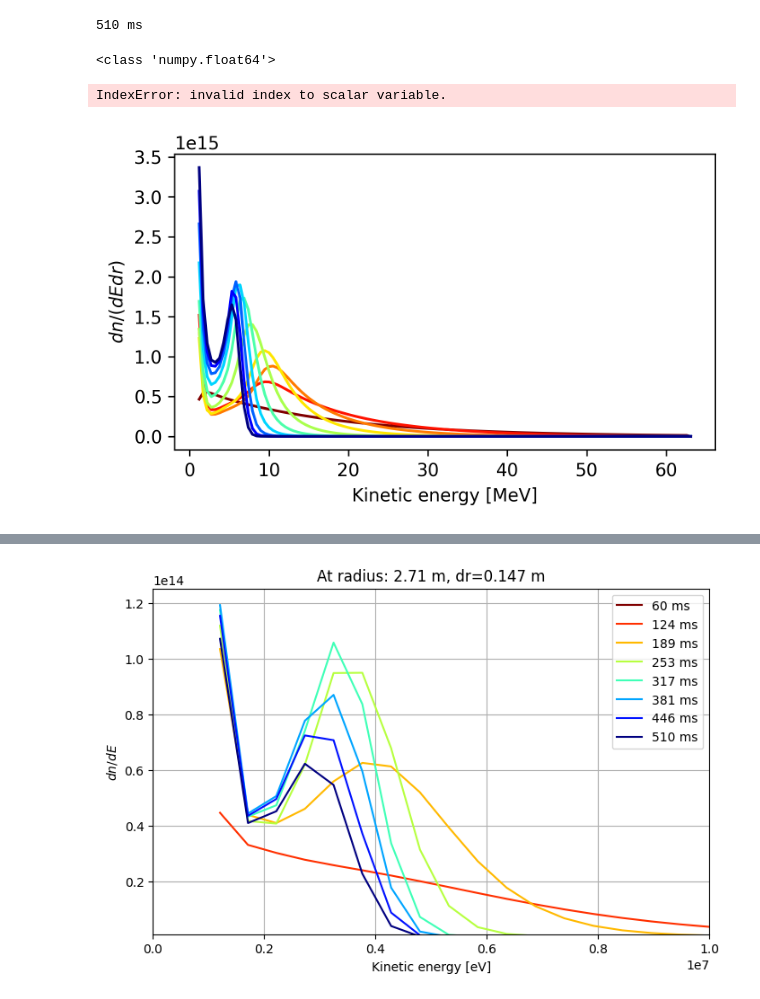
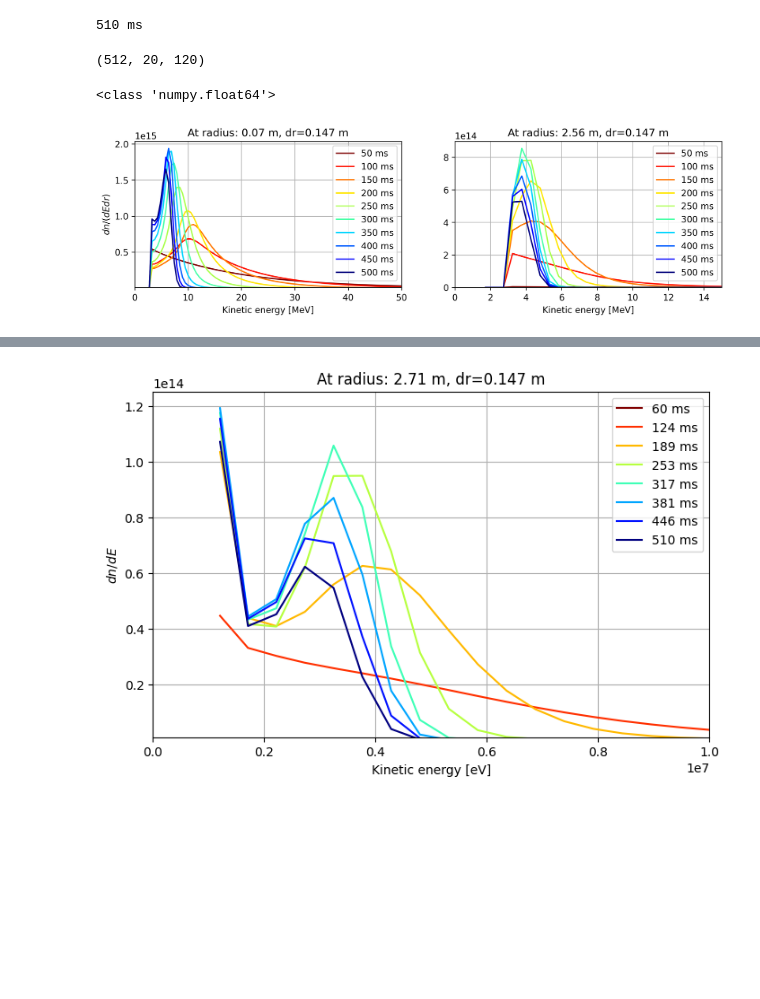
Before and after one commit to leferi99/CDO-plotting, a Jupyter notebook: h5_for_distribution.ipynb, the cells around one changed output, grey strips where cells are left out. Saved outputs shown, nothing was run; the diff lists cells and outputs as text; code cells hidden in the pictures; blank space fills up the shorter version.

```diff
--- a/h5_for_distribution.ipynb
+++ b/h5_for_distribution.ipynb
@@ -16,7 +16,10 @@ def newest_output(path):
     else:
         return max( glob.glob(path + 'output_?_.h5'))
 
-folder = "C:/Users/lefer/Documents/Egyetem/RE Projekt/Current/Data/TDK/2018_lowres_diff30/"
+# folder = "C:/Users/leferi/Documents/Egyetem/RE Projekt/Current/Data/TDK/ndc3_1000/"
+# notes = "based on flat-top, isotropic hottailgrid, pmax=185 m_e*c, scraped-off material (D+T) ~1.2e24, ion diffusion coefficient 1000 m^2/s"
+folder = "C:/Users/leferi/Documents/Egyetem/RE Projekt/Current/Data/TDK/ndc2_30/"
+notes = "based on flat-top, isotropic hottailgrid, pmax=120 m_e*c, scraped-off material (D+T) ~1.2e24, ion diffusion coefficient 30 m^2/s"
 
 fnames = []
 try:
@@ -97,24 +100,33 @@ do = DREAMOutput(fnames[-1])
 # %%
-output_file = "C:/Users/lefer/Documents/Egyetem/RE Projekt/Current/Data/test_conversion_1.h5"
+output_file = folder + "DEMO_runaway_distribution.h5"
 hf = h5py.File(output_file, 'w')
 keylist = ["dr", "real_volumes_of_cells", "major_radius", "minor_radius", "radialgrid", "radialgrid_edges",
-           "re_energygrid_MeV"]
+           "re_energygrid_eV"]
 for key in keylist:
     hf.create_dataset(key, data=concat.__dict__[key])
 
 frames = calculate_indices(concat.timegrid_ms, 0, 1)
-re_density_sparse = concat.f_re_avg_density[frames, :, :]
+# to cut down the first few datapoints in energy, we need to slice by the last coordinate
+# Default would be this
+# re_density_sparse = concat.f_re_avg_density[frames, :, :]
+# Instead we do this
+cutindex = 3
+re_density_sparse = np.zeros((len(frames), concat.f_re_avg_density.shape[1], concat.f_re_avg_density.shape[2]))
+print(re_density_sparse.shape)
+re_density_sparse[:, :, cutindex:] = concat.f_re_avg_density[frames, :, cutindex:]
 n_tot_sparse = concat.n_tot[frames, :]
-n_re_sparse = concat.n_re [frames, :]
+n_re_sparse = concat.n_re[frames, :]
 timegrid_sparse = concat.timegrid_ms[frames]
 
 hf.create_dataset("dn_over_dEdr", data=re_density_sparse)
 hf.create_dataset("timegrid_ms", data=timegrid_sparse)
 hf.create_dataset("n_tot", data=n_tot_sparse)
 hf.create_dataset("n_re", data=n_re_sparse)
+hf.create_dataset("notes", data=notes)
 hf.close()
+# %% [output]
+(512, 20, 120)
 # %%
-output_file = "C:/Users/lefer/Documents/Egyetem/RE Projekt/Current/Data/ndc2_30_distribution.h5"
 hf = h5py.File(output_file, 'r')
 timegrid = hf["timegrid_ms"][()]
 radialgrid = hf["radialgrid"][()]
@@ -130,7 +142,7 @@ if True:
     indices = calculate_indices(timegrid, 50, 50)[:-1]
     ccolors = plt.cm.jet(np.linspace(1, 0, len(indices)))
 
-    xdata = hf["re_energygrid_MeV"][()]
+    xdata = hf["re_energygrid_eV"][()]/1e6
     ydata = hf["dn_over_dEdr"][()]
     fig = plt.figure(figsize=(12, 3), dpi=300)
     plt.subplot(1, 2, 1)  # rows, columns, index
@@ -141,48 +153,41 @@ if True:
         j += 1
 
     plt.ylabel(r'$dn/(dEdr)$')
     plt.xlabel(r'Kinetic energy [MeV]')
     plt.title(r'At radius: ' + '{0:.2f}'.format(radialgrid[radial_cell_1]) + " m, dr="
-              + '{0:.3f}'.format(dr[radial_cell_1]) + " m")
+              + '{0:.3f}'.format(dr) + " m")
     plt.tick_params('x', labelbottom=True)
 
     plt.ylim(1e13, None)
-    plt.xlim(0, 65)
-    plt.yscale("log")
-    plt.legend(ncol=2)
+    plt.xlim(0, 50)
+    # plt.yscale("log")
+    plt.legend()
     plt.grid()
 
-
-    indices = calculate_indices2(timegrid, 60, 7)
-    ccolors = plt.cm.jet(np.linspace(1, 0, len(indices)))
-
-    xdata = hf["re_energygrid_MeV"][()]
-    ydata = hf["dn_over_dEdr"][()]
     #fig = plt.figure(figsize=(8, 5))
     plt.subplot(1, 2, 2)  # rows, columns, index
     j = 0
     for i in indices:
         plt.plot(xdata, ydata[i, radial_cell_2, :], label='{0:.0f}'.format(np.round(timegrid[i], 0))+" ms",
                  color=ccolors[j])
         j += 1
 
     #plt.ylabel(r'$dn/(dEdr)$')
     plt.xlabel(r'Kinetic energy [MeV]')
     plt.title(r'At radius: ' + '{0:.2f}'.format(radialgrid[radial_cell_2]) + " m, dr="
-              + '{0:.3f}'.format(dr[radial_cell_2]) + " m")
+              + '{0:.3f}'.format(dr) + " m")
     plt.tick_params('x', labelbottom=True)
 
-    plt.ylim(1e12, None)
-    plt.xlim(0, 30)
+    plt.ylim(0, None)
+    plt.xlim(0, 15)
     #plt.yscale("log")
     plt.legend()
     plt.grid()
 
 hf.close()
 # %% [output]
 <class 'numpy.float64'>
-IndexError: invalid index to scalar variable.
-[figure, old version]
+[figure, new version]
 # %%
 hf = h5py.File(output_file, 'r')
 timegrid = concat.timegrid_ms
```
Also changed, not shown: parts of 4 cells of this notebook, 5 other files.
